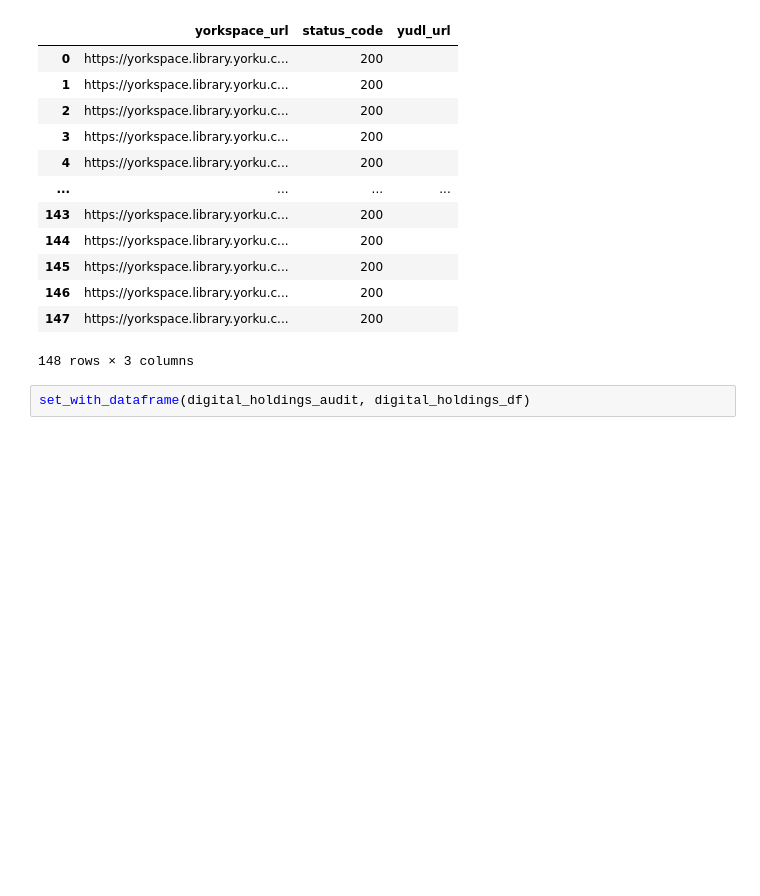
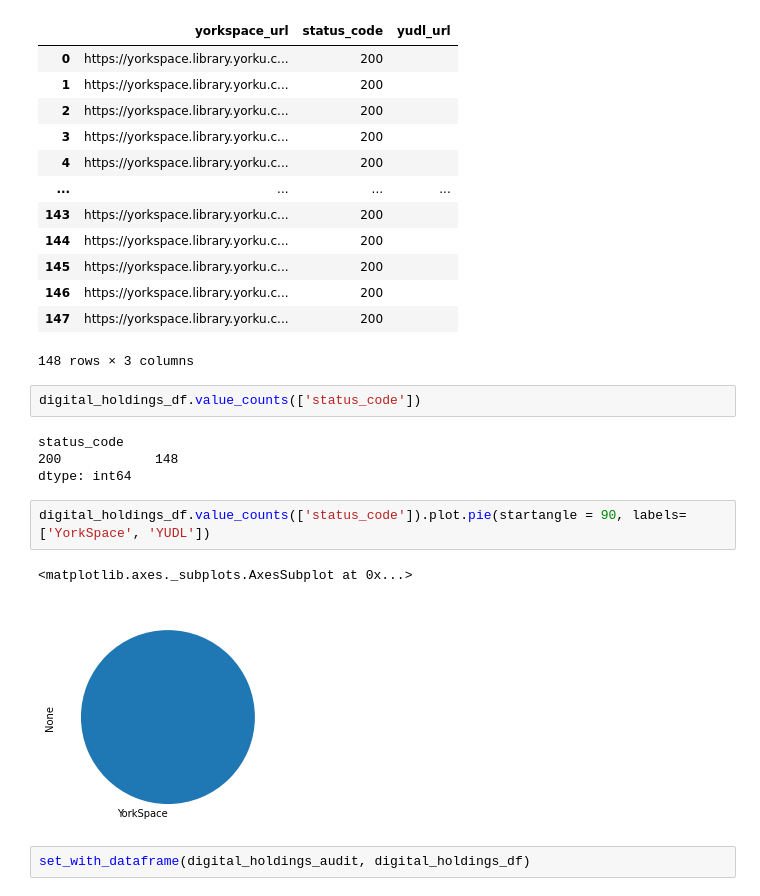
Before and after one commit to yorkulibraries/notebooks, a Jupyter notebook: yorkspace_audit.ipynb, the cells around one changed output. Drawn from its saved outputs; the diff is of its cells as text; blank space fills up the shorter version.

```diff
--- a/yorkspace_audit.ipynb
+++ b/yorkspace_audit.ipynb
@@ -118,6 +156,17 @@ digital_holdings_df
 | 146 | https://yorkspace.library.yorku.c... | 200 |  |
 | 147 | https://yorkspace.library.yorku.c... | 200 |  |
 148 rows × 3 columns
+# %%
+digital_holdings_df.value_counts(['status_code'])
+# %% [output]
+status_code
+200            148
+dtype: int64
+# %%
+digital_holdings_df.value_counts(['status_code']).plot.pie(startangle = 90, labels=['YorkSpace', 'YUDL'])
+# %% [output]
+<matplotlib.axes._subplots.AxesSubplot at 0x...>
+[figure, added]
 # %%
 set_with_dataframe(digital_holdings_audit, digital_holdings_df)
 # %%
```
Also changed, not shown: parts of 8 cells of this notebook.
